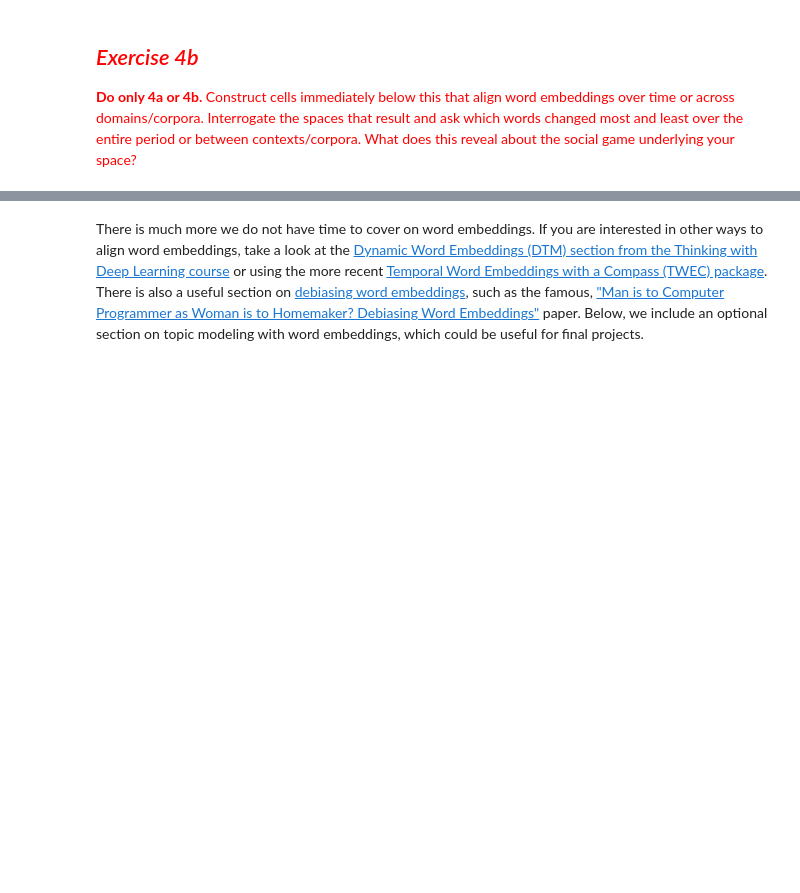
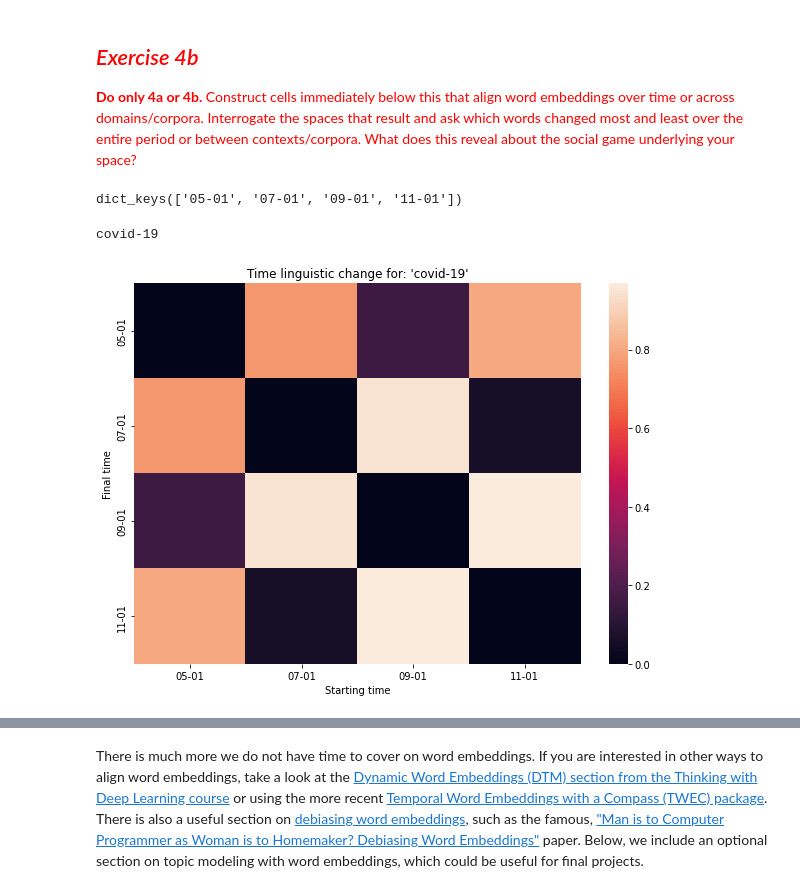
Before and after one commit to AllisonXiong/Content-Analysis, a Jupyter notebook: 4_Word_Embeddings.ipynb, the cells around one changed output, grey strips where cells are left out. Saved outputs shown, nothing was run; the diff lists cells and outputs as text; code cells hidden in the pictures; blank space fills up the shorter version.

```diff
--- a/4_Word_Embeddings.ipynb
+++ b/4_Word_Embeddings.ipynb
@@ -993,7 +993,7 @@ a = ax.set_yticklabels(targetDocs, minor=False)
 # %% [markdown]
 We can also project word vectors to an arbitray semantic dimension. To demonstrate this possibility, let's first load a model trained with New York Times news articles.
 # %%
-nytimes_model = gensim.models.KeyedVectors.load_word2vec_format('../data/nytimes_cbow.reduced.txt')
+nytimes_model = gensim.models.KeyedVectors.load_word2vec_format('nytimes_cbow.reduced.txt')
 # %% [markdown]
 First we can visualize with dimension reduction
 # %%
@@ -1490,3 +1502,26 @@ You now have access to the epoch wise embeddings, and the code to train models g
 ## <font color="red">*Exercise 4b*</font>
 
 <font color="red">**Do only 4a or 4b.** Construct cells immediately below this that align word embeddings over time or across domains/corpora. Interrogate the spaces that result and ask which words changed most and least over the entire period or between contexts/corpora. What does this reveal about the social game underlying your space?
+# %%
+news['tokenized_sents'] = news['content'].apply(lambda x: [lucem_illud.word_tokenize(s) for s in lucem_illud.sent_tokenize(x)])
+news['normalized_sents'] = news['tokenized_sents'].apply(lambda x: [lucem_illud.normalizeTokens(s) for s in x])
+# %%
+rawEmbeddings, comparedEmbeddings = compareModels(news, 'time')
+# %%
+rawEmbeddings.keys()
+# %% [output]
+dict_keys(['05-01', '07-01', '09-01', '11-01'])
+# %%
+targetWord = 'covid-19'
+
+pltDF = getDivergenceDF(targetWord, comparedEmbeddings)
+fig, ax = plt.subplots(figsize = (10, 7))
+seaborn.heatmap(pltDF, ax = ax, annot = False) #set annot True for a lot more information
+ax.set_xlabel("Starting time")
+ax.set_ylabel("Final time")
+ax.set_ylabel("Final time")
+ax.set_title("Time linguistic change for: '{}'".format(targetWord))
+plt.show()
+# %% [output]
+covid-19
+[figure, added]
```
Also changed, not shown: parts of 10 cells of this notebook.
